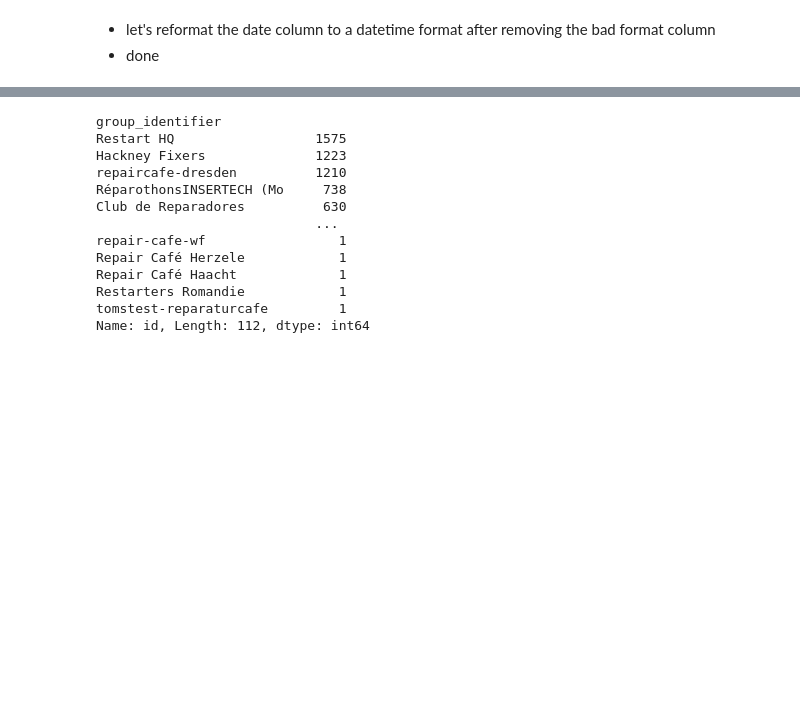
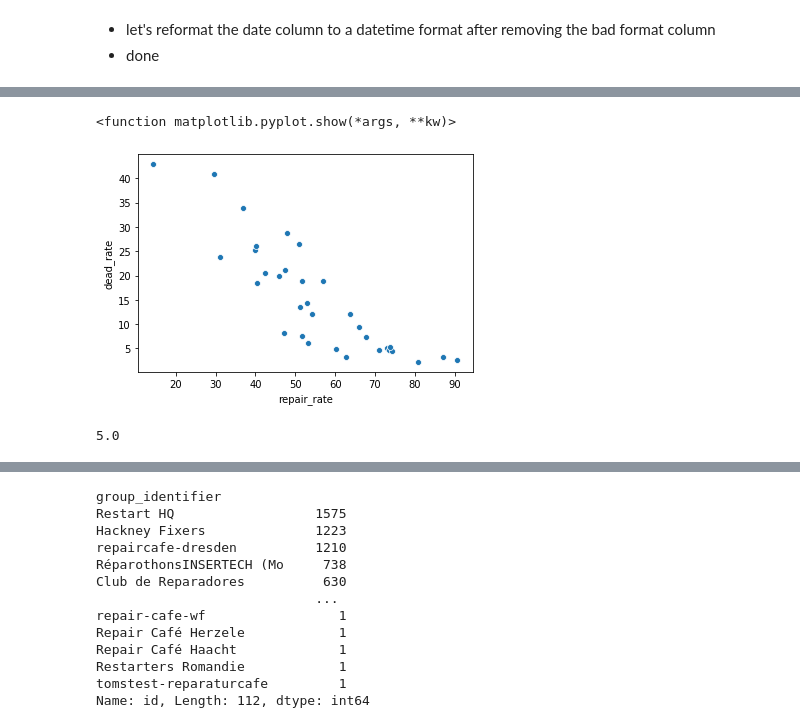
Before and after one commit to JeanMILPIED/Repair, a Jupyter notebook: OpenRepairExploration.ipynb, the cells around one changed output, grey strips where cells are left out. Saved outputs shown, nothing was run; the diff lists cells and outputs as text; code cells hidden in the pictures; blank space fills up the shorter version.

Commit message:
Imporvements
1. considers German defects NLP
2. considers XGBOOST fit algo
3. 72% accuracy max

```diff
--- a/OpenRepairExploration.ipynb
+++ b/OpenRepairExploration.ipynb
@@ -285,0 +376,4 @@ print(data_problem.shape)
+# %%
+# exploration of the german problem id
+data_problem_german= data_repair_tot[data_repair_tot.language =="German"]
+data_problem_german.loc[:,"my_problem"].value_counts()[0:20]
@@ -285,0 +398,19 @@ print(data_problem.shape)
+# %%
+#lets' consider first some key words: "battery", "SSD", "screen", "cable", "slow", "RAM", "power", "charge", "connect", "LCD", "turn on"
+#data_problem
+problem_list_german=["DEFEKT","SCHALTER","KONTAKT","FUNKT","KABELBRUCH","NICHT","KAPUT","AKKU","STROM"]
+problem_list_german_trslated=[]
+i=0
+j=0
+data_problem_german["problem_id"]=np.zeros(data_problem_german.shape[0])
+for j in range(data_problem_german.shape[0]):
+    for i in range(len(problem_list_german)):
+        if type(data_problem_german.iloc[j,data_problem_german.columns.get_loc("my_problem")]) is str:
+            if problem_list_german[i] in data_problem_german.iloc[j,data_problem_german.columns.get_loc("my_problem")]:
+                data_problem_german.iloc[j,data_problem_german.columns.get_loc("problem_id")]=problem_list_german[i]
+                break
+            else:
+                data_problem_german.iloc[j,data_problem_german.columns.get_loc("problem_id")]="OTHER"
+        else:
+            data_problem_german.iloc[j,data_problem_german.columns.get_loc("problem_id")]="NOT MANAGED"
+            break
@@ -285,0 +446,3 @@ print(data_problem.shape)
+# %%
+# we can join the 2 data_problem matrices in a sole matrix
+data_problem=data_problem_english.append(data_problem_german)
@@ -285,0 +460,10 @@ print(data_problem.shape)
+# %%
+# can we see some differences in the repair rate per defect type
+#we continue working on the same data_problem
+data_problem.columns
+data_problem_explo=data_problem.groupby(by=["problem_id","repair_status"]).count().id.unstack()
+data_problem_explo=data_problem_explo.drop(["2019"], axis=1)
+data_problem_explo.loc[:,"total"]=data_problem_explo.iloc[:,0:3].sum(1)
+data_problem_explo.loc[:, "repair_rate"]=round(data_problem_explo.loc[:,"Fixed"]/data_problem_explo.loc[:,"total"]*100,1)
+data_problem_explo.loc[:, "dead_rate"]=round(data_problem_explo.loc[:,"End of life"]/data_problem_explo.loc[:,"total"]*100,1)
+data_problem_explo.sort_values(by="dead_rate", ascending=False)
@@ -285,0 +489,28 @@ print(data_problem.shape)
+# %%
+sns.scatterplot(x="repair_rate",y="dead_rate",data=data_problem_explo)
+plt.show
+# %% [output]
+<function matplotlib.pyplot.show(*args, **kw)>
+[figure, added]
+# %%
+#ML pipeline to predict if it can be repared
+data_problem.columns
+#we drop the not useful columns
+data_problem_ML=data_problem.drop(["id", "data_provider","model","group_identifier","problem","my_problem"], axis=1)
+data_problem_ML.dtypes
+
+#we create an age column
+data_problem_ML['age']=(data_problem_ML.date-data_problem_ML.year_of_manufacture)
+data_problem_ML['age']=round(data_problem_ML['age']/np.timedelta64(1,'Y'),0)
+data_problem_ML['age']=[0 if i<0 else i for i in data_problem_ML['age']]
+print(data_problem_ML['age'].median())
+#data_problem_ML.dtypes
+#data_problem_ML.groupby(by='problem_id').mean().age.sort_values(ascending=False)
+#12169 data have no age, we replace by mean age = 4.5
+#print(data_problem_ML.age.head(50))
+data_problem_ML.fillna(value={'age':5.0}, inplace = True)
+data_problem_ML.groupby(by="age").count().sort_values(by="brand", ascending=False)
+#we can drop "year of manufacture column"
+data_problem_ML=data_problem_ML.drop(["year_of_manufacture"], axis=1)
+# %% [output]
+5.0
```
Also changed, not shown: parts of 35 cells of this notebook.
